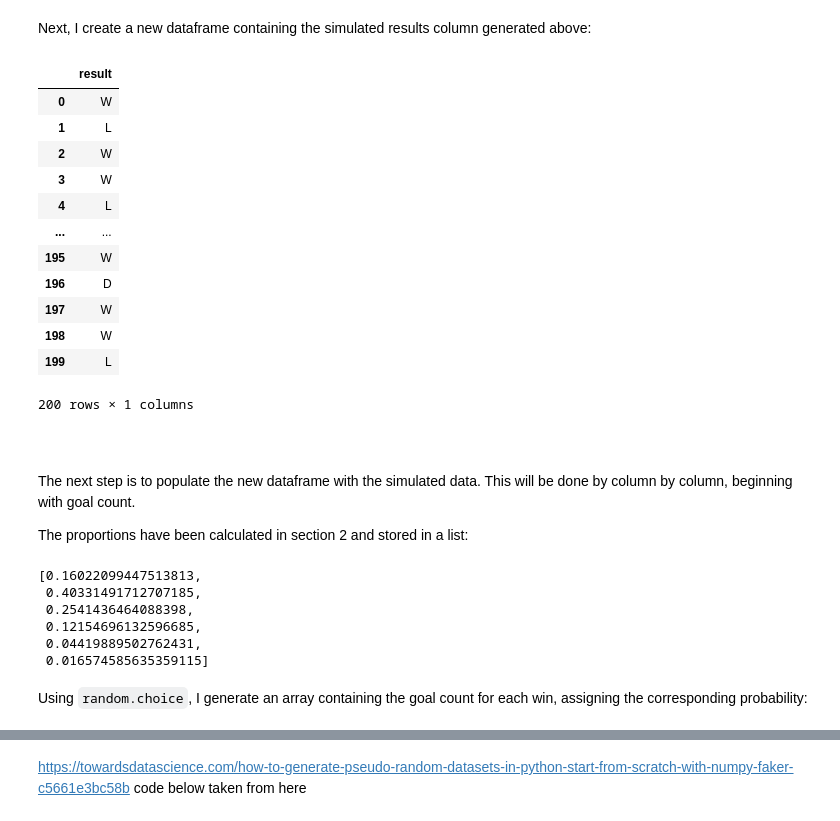
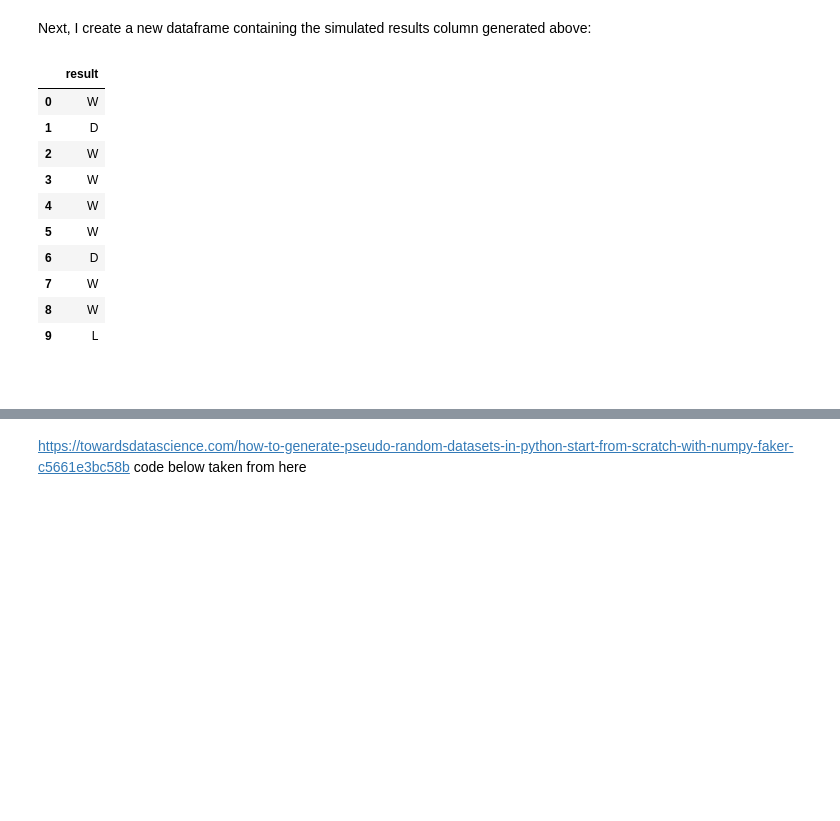
Before and after one commit to colm-o-caoimh/FootballSimulation, a Jupyter notebook: PDA_Project2020.ipynb, the cells around one changed output, grey strips where cells are left out. Saved outputs shown, nothing was run; the diff lists cells and outputs as text; code cells hidden in the pictures; blank space fills up the shorter version.

Commit message:
Ordered simulation section; explained code in greater detail; added new plots for sim/read world comparison

```diff
--- a/PDA_Project2020.ipynb
+++ b/PDA_Project2020.ipynb
@@ -856,38 +841,20 @@ Next, I create a new dataframe containing the simulated results column generated
 # %%
 # Create new simulated dataframe with result column
 sim_df = pd.DataFrame(sim_results, columns = ['result'])
 
 # Output the new dataframe
-sim_df
+sim_df.head(10)
 # %% [output]
 |  | result |
 | 0 | W |
-| 1 | L |
+| 1 | D |
 | 2 | W |
 | 3 | W |
-| 4 | L |
-| ... | ... |
-| 195 | W |
-| 196 | D |
-| 197 | W |
-| 198 | W |
-| 199 | L |
+| 4 | W |
+| 5 | W |
+| 6 | D |
+| 7 | W |
+| 8 | W |
+| 9 | L |
-200 rows × 1 columns
 # %% [markdown]
 <br>
-# %% [markdown]
-The next step is to populate the new dataframe with the simulated data. This will be done by column by column, beginning with goal count.
-
-The proportions have been calculated in section 2 and stored in a list:
-# %%
-# List containing probability associated with each goal count
-win_goal_count_prob
-# %% [output]
-[0.16022099447513813,
- 0.40331491712707185,
- 0.2541436464088398,
- 0.12154696132596685,
- 0.04419889502762431,
- 0.016574585635359115]
-# %% [markdown]
-Using `random.choice`, I generate an array containing the goal count for each win, assigning the corresponding probability:
```
Also changed, not shown: parts of 54 cells of this notebook.
